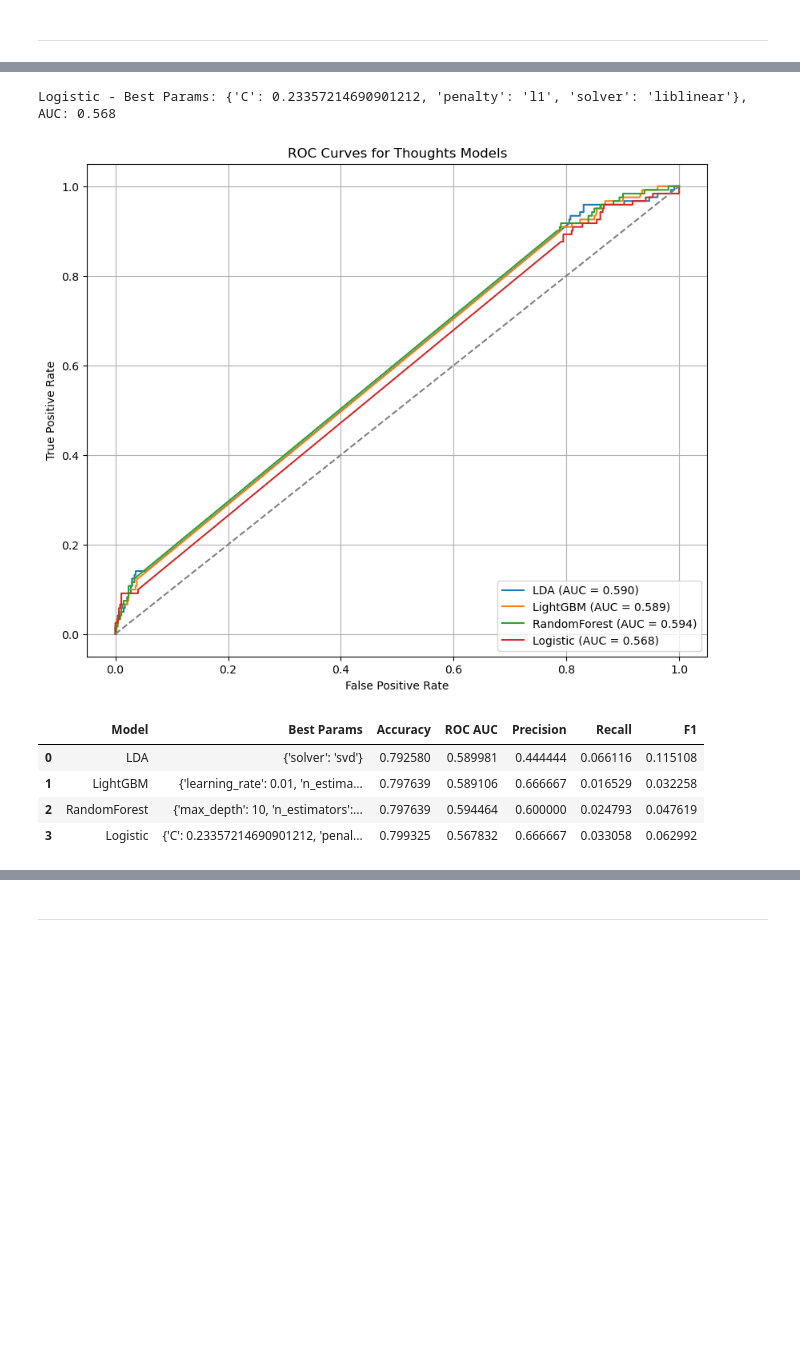
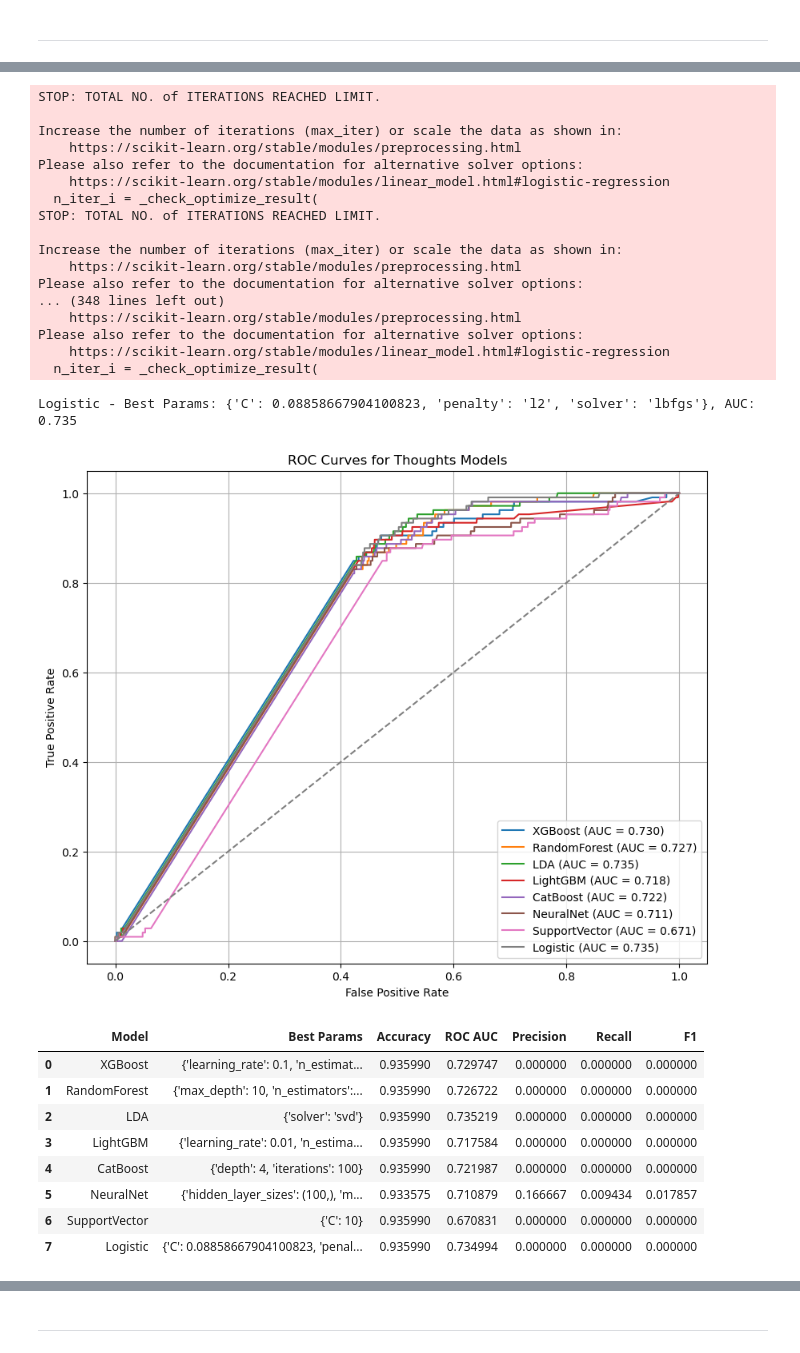
Before and after one commit to ElizabethHZhong/suicide-risk-modeling, a Jupyter notebook: compounding.ipynb, the cells around one changed output, grey strips where cells are left out. Drawn from its saved outputs; the diff is of its cells as text; code cells hidden in the pictures; blank space fills up the shorter version.

```diff
--- a/compounding.ipynb
+++ b/compounding.ipynb
@@ -404,10 +423,10 @@ Uncomment the following code to distributions of variables conditioning on a spe
 We are looking into the top models for each suicidality question.
 # %%
 # top models:
-attempt_mods = ["XGBoost", "RandomForest", "LDA", "Logistic"]
-how_mods = ["XGBoost", "RandomForest", "LDA", "Logistic"]
-thoughts_mods = ["LDA", "LightGBM", "RandomForest", "Logistic"]
-selfharm_mods = ["NeuralNet", "SupportVector", "CatBoost", "Logistic"]
+attempt_mods = ["XGBoost", "RandomForest", "LDA", "LightGBM", "CatBoost", "NeuralNet", "SupportVector", "Logistic"]
+how_mods = ["XGBoost", "RandomForest", "LDA", "LightGBM", "CatBoost", "NeuralNet", "SupportVector", "Logistic"]
+thoughts_mods = ["XGBoost", "RandomForest", "LDA", "LightGBM", "CatBoost", "NeuralNet", "SupportVector", "Logistic"]
+selfharm_mods = ["XGBoost", "RandomForest", "LDA", "LightGBM", "CatBoost", "NeuralNet", "SupportVector", "Logistic"]
 
 outcome_models = {
     "Attempt": attempt_mods,
@@ -474,25 +493,34 @@ models = {
         {'C': [0.1, 1, 10]}
     )
 }
+# %%
+feature_cols = [*get_yearly_columns(suicide_e if encoded else suicide, [pred_year]),
+                    *get_yearly_columns(psychotic_e if encoded else psychotic, [pred_year]),
+                    *get_yearly_columns(phq4_e if encoded else phq4, [pred_year]),
+                    *get_yearly_columns(substance_e if encoded else substance, [pred_year]),
+                    *get_yearly_columns(identity_e if encoded else identity, [pred_year]),
+                    *get_yearly_columns(help_e if encoded else help, [pred_year])]
+# %%
+# `encoded` should be a string: "regular" or "encoded"
+def get_cols(pred_year, outcome, qs, encoded):
+    target_col= f"INV.INT.SI.{outcome}_1.0{pred_year + 1}" if encoded == "encoded" else f"INV.INT.SI.{outcome}{pred_year + 1}"
+    feature_cols = []
+    for q in qs:
+        feature_cols += get_yearly_columns(cats[encoded][q], [pred_year])
+
+    return feature_cols, target_col
 # %%
-def train_models(df, outcome, pred_year, interactions=False):
+def train_models(df, outcome, pred_year, qs, encoded, interactions=False):
     print(f"Fine-tuning models for {outcome}")
-
-    feature_cols = [*get_yearly_columns(suicide_e, [pred_year]),
-                    *get_yearly_columns(psychotic_e, [pred_year]),
-                    *get_yearly_columns(phq4_e, [pred_year]),
-                    *get_yearly_columns(substance_e, [pred_year]),
-                    *get_yearly_columns(identity_e, [pred_year]),
-                    *get_yearly_columns(help_e, [pred_year])]
-    target_col= f"INV.INT.SI.{outcome}_1.0{pred_year + 1}"
+    feature_cols, target_col = get_cols(pred_year, outcome, qs, encoded)
 
     df = df.replace("missing", -1).fillna(-1)
     df = df[df[target_col] != -1]
 
     X, y = df[feature_cols], df[target_col]
     X_train, X_test, y_train, y_test = train_test_split(X, y, test_size=0.2, random_state=42)
-    outcome_results = []
 
+    # Get interaction terms
     if interactions:
         poly = PolynomialFeatures(degree=2, interaction_only=True, include_bias=False)
         X_train_array = poly.fit_transform(X_train)
@@ -501,11 +529,14 @@ def train_models(df, outcome, pred_year, interactions=False):
         X_train = pd.DataFrame(X_train_array, columns=poly.get_feature_names_out(feature_cols))
         X_test = pd.DataFrame(X_test_array, columns=poly.get_feature_names_out(feature_cols))
 
+    X_train, X_test = pd.DataFrame(X_train), pd.DataFrame(X_test)
+    y_train, y_test = pd.Series(y_train), pd.Series(y_test)
     final_probs = X_test.copy()
     final_probs[outcome] = y_test.values
 
+    # Tune models
+    outcome_results = []
     plt.figure(figsize=(10, 8))
-    # Tune models
     for mod_name in outcome_models[outcome]:
         print(f"Tuning {mod_name} for {outcome}!")
 
@@ -540,6 +571,7 @@ def train_models(df, outcome, pred_year, interactions=False):
 
         print(f"{mod_name} - Best Params: {grid_search.best_params_}, AUC: {auc_score:.3f}")
 
+    # ROC Plots
     plt.plot([0, 1], [0, 1], linestyle='--', color='gray')
     plt.xlabel("False Positive Rate")
     plt.ylabel("True Positive Rate")
@@ -601,5 +658,5 @@ Logistic - Best Params: {'C': 0.23357214690901212, 'penalty': 'l1', 'solver': 'l
 # %%
-thoughts_results, thoughts_final_probs = train_models(final23, "Thoughts", 2022)
+thoughts_results, thoughts_final_probs = train_models(encoded23, "Thoughts", 2022)
 display(thoughts_results)
 # %% [output]
 Fine-tuning models for Thoughts
@@ -639,8 +683,29 @@ Please also refer to the documentation for alternative solver options:
-Logistic - Best Params: {'C': 0.23357214690901212, 'penalty': 'l1', 'solver': 'liblinear'}, AUC: 0.568
+STOP: TOTAL NO. of ITERATIONS REACHED LIMIT.
+
+Increase the number of iterations (max_iter) or scale the data as shown in:
+    https://scikit-learn.org/stable/modules/preprocessing.html
+Please also refer to the documentation for alternative solver options:
+    https://scikit-learn.org/stable/modules/linear_model.html#logistic-regression
+  n_iter_i = _check_optimize_result(
+STOP: TOTAL NO. of ITERATIONS REACHED LIMIT.
+
+Increase the number of iterations (max_iter) or scale the data as shown in:
+    https://scikit-learn.org/stable/modules/preprocessing.html
+Please also refer to the documentation for alternative solver options:
+... (348 lines left out)
+    https://scikit-learn.org/stable/modules/preprocessing.html
+Please also refer to the documentation for alternative solver options:
+    https://scikit-learn.org/stable/modules/linear_model.html#logistic-regression
+  n_iter_i = _check_optimize_result(
+Logistic - Best Params: {'C': 0.08858667904100823, 'penalty': 'l2', 'solver': 'lbfgs'}, AUC: 0.735
-[figure, old version]
+[figure, new version]
 |  | Model | Best Params | Accuracy | ROC AUC | Precision | Recall | F1 |
-| 0 | LDA | {'solver': 'svd'} | 0.792580 | 0.589981 | 0.444444 | 0.066116 | 0.115108 |
-| 1 | LightGBM | {'learning_rate': 0.01, 'n_estima... | 0.797639 | 0.589106 | 0.666667 | 0.016529 | 0.032258 |
-| 2 | RandomForest | {'max_depth': 10, 'n_estimators':... | 0.797639 | 0.594464 | 0.600000 | 0.024793 | 0.047619 |
-| 3 | Logistic | {'C': 0.23357214690901212, 'penal... | 0.799325 | 0.567832 | 0.666667 | 0.033058 | 0.062992 |
+| 0 | XGBoost | {'learning_rate': 0.1, 'n_estimat... | 0.935990 | 0.729747 | 0.000000 | 0.000000 | 0.000000 |
+| 1 | RandomForest | {'max_depth': 10, 'n_estimators':... | 0.935990 | 0.726722 | 0.000000 | 0.000000 | 0.000000 |
+| 2 | LDA | {'solver': 'svd'} | 0.935990 | 0.735219 | 0.000000 | 0.000000 | 0.000000 |
+| 3 | LightGBM | {'learning_rate': 0.01, 'n_estima... | 0.935990 | 0.717584 | 0.000000 | 0.000000 | 0.000000 |
+| 4 | CatBoost | {'depth': 4, 'iterations': 100} | 0.935990 | 0.721987 | 0.000000 | 0.000000 | 0.000000 |
+| 5 | NeuralNet | {'hidden_layer_sizes': (100,), 'm... | 0.933575 | 0.710879 | 0.166667 | 0.009434 | 0.017857 |
+| 6 | SupportVector | {'C': 10} | 0.935990 | 0.670831 | 0.000000 | 0.000000 | 0.000000 |
+| 7 | Logistic | {'C': 0.08858667904100823, 'penal... | 0.935990 | 0.734994 | 0.000000 | 0.000000 | 0.000000 |
 # %%
```
Also changed, not shown: parts of 7 cells of this notebook, 1 other file.
